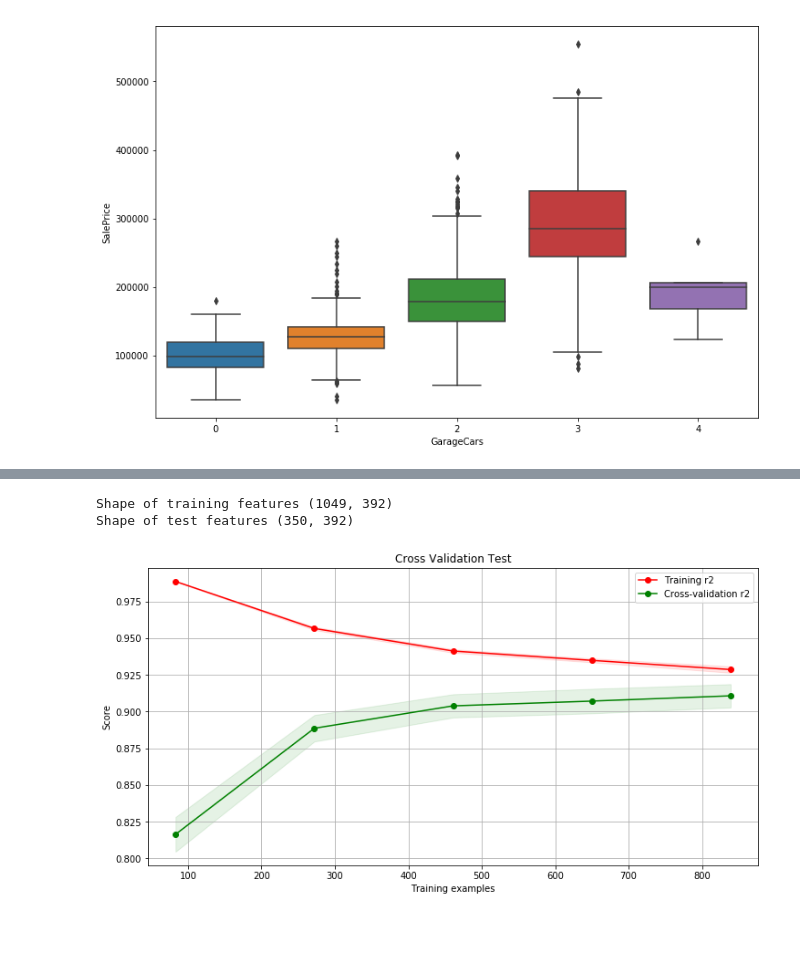
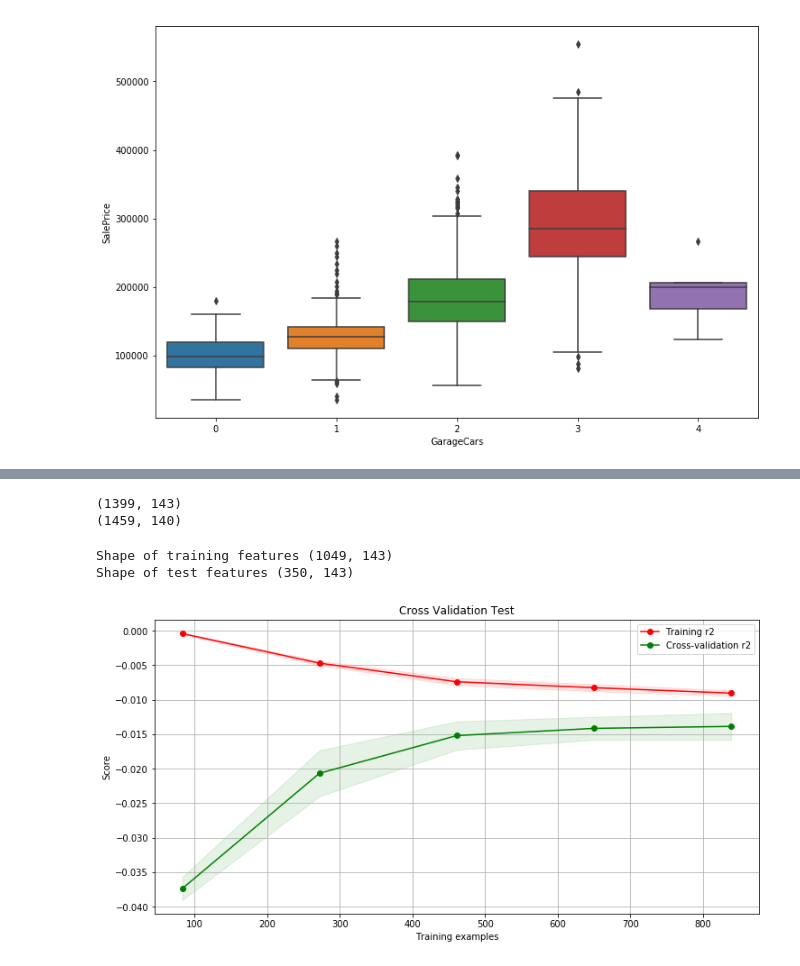
Before and after one commit to SatioO/HousingPrediction, a Jupyter notebook: Housing.ipynb, the cells around one changed output, grey strips where cells are left out. Cells and saved outputs as stored; diff of their text form; code cells hidden in the pictures; blank space fills up the shorter version.

```diff
--- a/Housing.ipynb
+++ b/Housing.ipynb
@@ -107,11 +107,20 @@ def get_missing_values(df):
     return missing_df
 # %%
 def impute_process(df):
+
+    df["MSZoning"].fillna(df["MSZoning"].mode()[0], inplace=True)
+    df["Functional"].fillna(df["Functional"].mode()[0], inplace=True)
+    df["SaleType"].fillna(df["SaleType"].mode()[0], inplace=True)
+    df["KitchenQual"].fillna(df["KitchenQual"].mode()[0], inplace=True)
+
     # Garage Variables
-    garage_features = ['GarageType', 'GarageYrBlt', 'GarageFinish', 'GarageQual', 'GarageCond']
+    garage_features = ['GarageType', 'GarageYrBlt', 'GarageCars', 'GarageArea' ,'GarageFinish', 'GarageQual', 'GarageCond']
 
     for feature in garage_features:
-        df[feature].fillna("None", inplace=True)
+        if df[feature].dtype == "object":
+            df[feature].fillna("None", inplace=True)
+        else:
+            df[feature].fillna(0.0, inplace=True)
 
     # Basement Variables
     basement_features = [
@@ -119,8 +128,13 @@ def impute_process(df):
         'BsmtFinSF2', 'BsmtUnfSF', 'TotalBsmtSF', 'BsmtFullBath', 'BsmtHalfBath'
     ]
 
+    df['BsmtExposure'].fillna("No", inplace=True)
+
     for feature in basement_features:
-        df[feature].fillna("None", inplace=True)
+        if df[feature].dtype == "object":
+            df[feature].fillna("None", inplace=True)
+        else:
+            df[feature].fillna(0.0, inplace=True)
 
     # Fireplace Variables
     df["FireplaceQu"].fillna("None", inplace=True)
@@ -135,11 +149,16 @@ def impute_process(df):
     df["LotFrontage"].fillna(0.0, inplace=True)
 
 
-    df.drop(columns=["MiscFeature"], inplace=True)
+    df.drop(columns=["MiscFeature", 'MSSubClass', 'GarageType', 'GarageYrBlt', 'GarageFinish', 'GarageQual',
+                     'GarageCond', 'LotFrontage', 'LotShape', 'LandSlope', 'Condition2', \
+                     "Utilities", "MiscVal", 'Exterior1st','Exterior2nd','Foundation', 'RoofStyle', \
+                     'RoofMatl', 'BldgType', 'HouseStyle', 'ExterCond', 'BsmtFinType1', 'BsmtFinSF1', \
+                    'BsmtFinSF2', 'HeatingQC', 'MoSold'], inplace=True)
 
     return df
 
 processed_train = impute_process(train.copy())
+processed_test = impute_process(test.copy())
 # %%
 y_train = processed_train["SalePrice"]
 y_train_logged = processed_train["LogSalePrice"]
@@ -160,20 +187,24 @@ processed_train = normalize_cols(processed_train.copy())
 # %%
-def one_hot_encode(df):
+def encode_columns(df):
     cat_cols = df.select_dtypes(include="object").columns
-    for col in cat_cols:
-        df = pd.concat((df, pd.get_dummies(df[col], prefix=col)), axis=1)
-        df.drop(columns=[col], axis=1, inplace=True)
-    return df
+    return pd.get_dummies(df, columns=cat_cols, drop_first=True)
 
-processed_train = one_hot_encode(processed_train.copy())
+processed_train = encode_columns(processed_train.copy())
+processed_test = encode_columns(processed_test.copy())
+
+print(processed_train.shape)
+print(processed_test.shape)
+# %% [output]
+(1399, 143)
+(1459, 140)
 # %%
 X_train, X_test, y_train, y_test = train_test_split(processed_train, y_train_logged,\
                                                     test_size=0.25, random_state=SEED)
 print(f"Shape of training features {X_train.shape}")
 print(f"Shape of test features {X_test.shape}")
 # %% [output]
-Shape of training features (1049, 392)
-Shape of test features (350, 392)
+Shape of training features (1049, 143)
+Shape of test features (350, 143)
 # %%
 from sklearn.linear_model import Lasso
 from sklearn.model_selection import KFold
@@ -196,32 +226,32 @@ lasso = GridSearchCV(Lasso(), params, scoring="r2", cv=5, verbose=16)
 # %%
 from sklearn.model_selection import learning_curve
 
-lasso = Lasso(alpha=0.001)
+# lasso = Lasso(alpha=0.0001)
 
 plt.figure(figsize=(12, 6))
 plt.title("Cross Validation Test")
 plt.xlabel("Training examples")
 plt.ylabel("Score")
 train_sizes, train_scores, test_scores = learning_curve(
-    lasso, X_train, y_train, cv=folds, n_jobs=-1, train_sizes=np.linspace(0.1, 1.0, 5), random_state=SEED, scoring="r2")
+    lasso, X_train, y_train, cv=folds, n_jobs=-1, train_sizes=np.linspace(0.1, 1.0, 5), random_state=SEED, scoring="neg_mean_squared_error")
 train_scores_mean = np.mean(train_scores, axis=1)
 train_scores_std = np.std(train_scores, axis=1)
 test_scores_mean = np.mean(test_scores, axis=1)
 test_scores_std = np.std(test_scores, axis=1)
 plt.grid()
 
 plt.fill_between(train_sizes, train_scores_mean - train_scores_std,
                  train_scores_mean + train_scores_std, alpha=0.1,
                  color="r")
 plt.fill_between(train_sizes, test_scores_mean - test_scores_std,
                  test_scores_mean + test_scores_std, alpha=0.1, color="g")
 plt.plot(train_sizes, train_scores_mean, 'o-', color="r",
          label="Training r2")
 plt.plot(train_sizes, test_scores_mean, 'o-', color="g",
          label="Cross-validation r2")
 
 plt.legend(loc="best")
 plt.show()
 # %% [output]
-[figure, old version]
+[figure, new version]
 # %%
```
Also changed, not shown: parts of 8 cells of this notebook.
